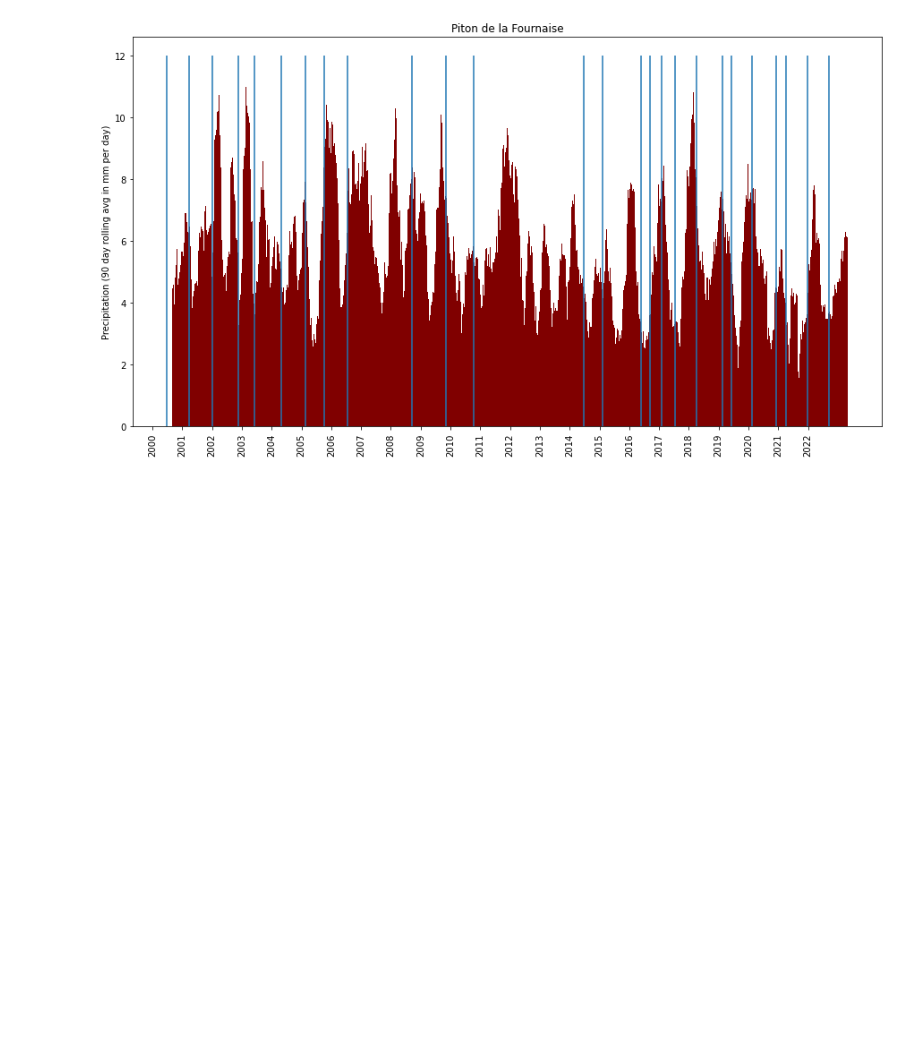
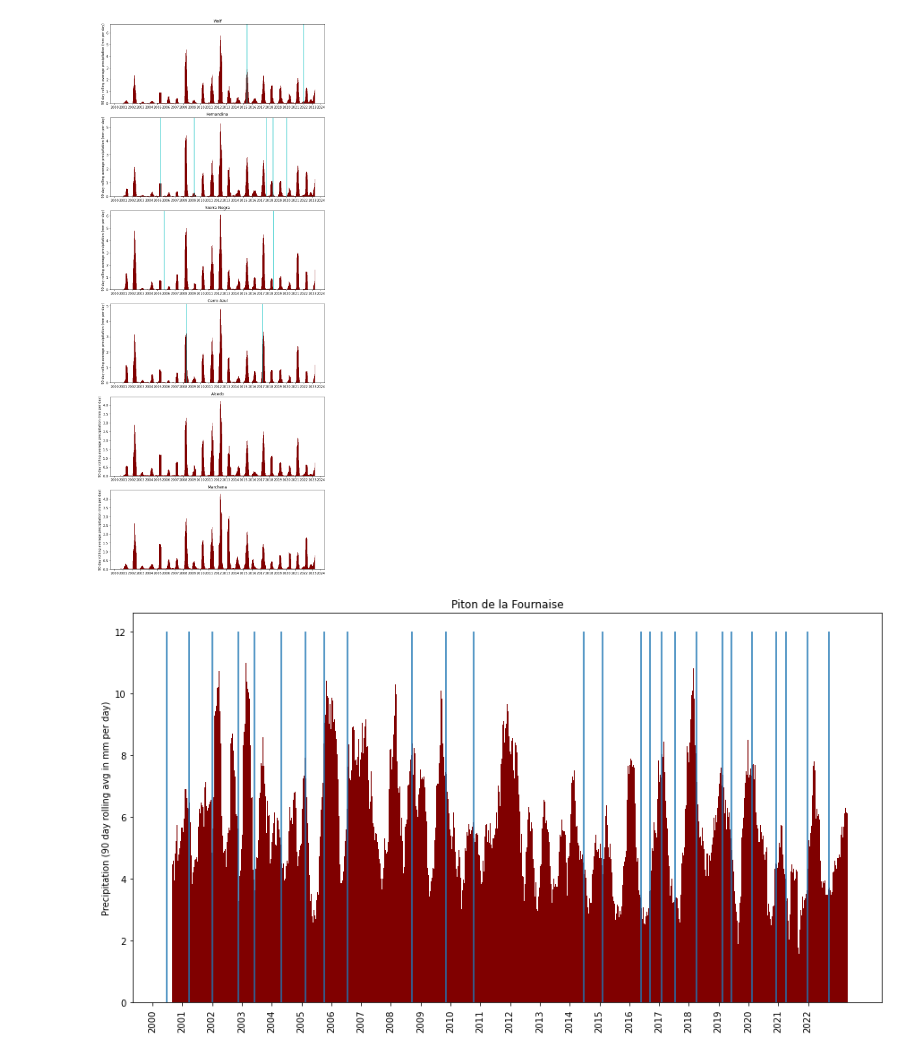
Before and after one commit to jonathan-quartin/um_volcano_project, a Jupyter notebook: precip_bar_charter.ipynb, the cells around one changed output. Drawn from its saved outputs; the diff is of its cells as text; code cells hidden in the pictures; blank space fills up the shorter version.

```diff
--- a/precip_bar_charter.ipynb
+++ b/precip_bar_charter.ipynb
@@ -11,7 +11,7 @@ bellavista = pd.read_csv("climate_bellavista.csv")
 
 # Uncomment the below to focus on Galapagos
 rainfall = pd.read_csv("precipitation_galapagos.csv")
-eruptions = pd.read_csv("eruptions_galapagos.csv")
+eruptions = pd.read_csv("eruptions_galapagos2.csv")
 average_rain = pd.read_csv("average_galapagos.csv")
 
 # Uncomment the below to focus on Piton de Fournaise
@@ -33,7 +33,9 @@ def date_to_decimal_year(date_str):
 # %%
 # # Run before next cell if focused on a single volcano in the Galapagos. Make sure appropriate csv's are imported above.
 
-locations = {'Wolf': ('Wolf', 0.0, -91.20), 'Fernandina': ('Fernandina', -0.22, -91.33), 'Sierra Negra': ('Negra, Sierra', -0.83, -91.17), 'Cerro Azul': ('Azul, Cerro', -0.55, -91.24), 'Alcedo': ('Alcedo', -0.26, -91.07), 'Marchena': ('Marchena', 0.35, -90.5), 'Puerto Ayora': ('Puerto Ayora', -0.74, -90.30), 'Bellavista': ('Bellavista', -0.69, -90.33), 'Sierra Negra south coast': ('Negra, Sierra', -1.01, -91.12), 'Sierra Negra south of caldera': ('Negra, Sierra', -0.86, -91.12), 'Sierra Negra north coast': ('Negra, Sierra', -0.65, -91.12)}
+#locations = {'Wolf': ('Wolf', 0.0, -91.20), 'Fernandina': ('Fernandina', -0.22, -91.33), 'Sierra Negra': ('Negra, Sierra', -0.83, -91.17), 'Cerro Azul': ('Azul, Cerro', -0.55, -91.24), 'Alcedo': ('Alcedo', -0.26, -91.07), 'Marchena': ('Marchena', 0.35, -90.5), 'Puerto Ayora': ('Puerto Ayora', -0.74, -90.30), 'Bellavista': ('Bellavista', -0.69, -90.33), 'Sierra Negra south coast': ('Negra, Sierra', -1.01, -91.12), 'Sierra Negra south of caldera': ('Negra, Sierra', -0.86, -91.12), 'Sierra Negra north coast': ('Negra, Sierra', -0.65, -91.12)}
+locations = {'Wolf': ('Wolf', 0.0, -91.20), 'Fernandina': ('Fernandina', -0.22, -91.33), 'Sierra Negra': ('Negra, Sierra', -0.83, -91.17), 'Cerro Azul': ('Azul, Cerro', -0.55, -91.24), 'Alcedo': ('Alcedo', -0.26, -91.07), 'Marchena': ('Marchena', 0.35, -90.5)}
+
 pick = 'Bellavista' # enter desired volcano name here
 lat_range = .1 # enter desired latitude range
 lon_range = .1 # enter desired longitude range
@@ -47,6 +49,51 @@ nearby_rain = rainfall[(abs(lon - rainfall['Longitude']) <= lon_range) & (abs(la
 dates = np.sort(nearby_rain['Date'].unique())
 averages = [[date, nearby_rain['Precipitation'][nearby_rain['Date'] == date].mean()] for date in dates]
 average_rain = pd.DataFrame(averages, columns = ['Date', 'Precipitation'])
+# %%
+#Plot all volcanos
+locations = {'Wolf': ('Wolf', 0.0, -91.20), 'Fernandina': ('Fernandina', -0.22, -91.33), 'Sierra Negra': ('Negra, Sierra', -0.83, -91.17), 'Cerro Azul': ('Azul, Cerro', -0.55, -91.24), 'Alcedo': ('Alcedo', -0.26, -91.07), 'Marchena': ('Marchena', 0.35, -90.5)}
+lat_range = .1 # enter desired latitude range
+lon_range = .1 # enter desired longitude range
+rainfall['Longitude'] = pd.to_numeric(rainfall['Longitude'], errors='coerce')
+rainfall['Latitude'] = pd.to_numeric(rainfall['Latitude'], errors='coerce')
+fig, axes = plt.subplots(6, 1, figsize=(10, 24))
+count = 0
+for pick in locations:
+    lat = locations[pick][1]
+    lon = locations[pick][2]
+    eruption_lines = eruptions['Start'][(eruptions['Start'] >= '2000-06-01') & (eruptions['Volcano'] == locations[pick][0])].apply(date_to_decimal_year)
+    nearby_rain = rainfall[(abs(lon - rainfall['Longitude']) <= lon_range) & (abs(lat - rainfall['Latitude']) <= lat_range)]
+    dates = np.sort(nearby_rain['Date'].unique())
+    averages = [[date, nearby_rain['Precipitation'][nearby_rain['Date'] == date].mean()] for date in dates]
+    average_rain = pd.DataFrame(averages, columns = ['Date', 'Precipitation'])
+    # For 90 day average
+    rolling = np.array(average_rain.Precipitation.rolling(90).mean())
+
+    # Convert date strings to decimal years
+    decimal_year = np.array(average_rain['Date'].apply(date_to_decimal_year))
+
+    axes[count].bar(decimal_year, rolling, color ='maroon', width = 0.01)
+
+    #axes[count].set_vlines(eruption_lines, 0, 12)
+
+    for line_x in eruption_lines:
+        axes[count].axvline(x=line_x, color='c')
+
+
+    axes[count].set_ylabel("90 day rolling average precipitation (mm per day)")
+
+    axes[count].set_title(str(pick))
+
+    axes[count].set_xticks(ticks=[2000 + i for i in range(25)], rotation=90)
+
+    count += 1
+
+# Data plot
+plt.tight_layout()
+plt.savefig("combined_volcs.jpg")
+plt.show()
+# %% [output]
+[figure, added]
 # %%
 eruption_lines = eruptions['Start'][eruptions['Start'] >= '2000-06-01'].apply(date_to_decimal_year)
 
```
Also changed, not shown: 5 other files.
